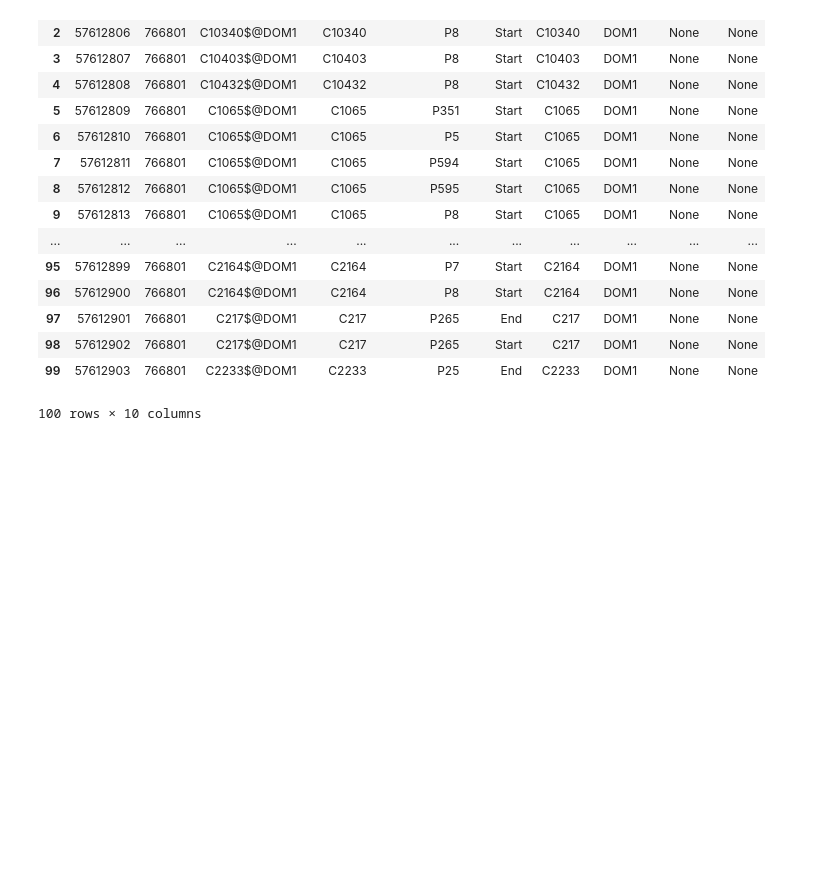
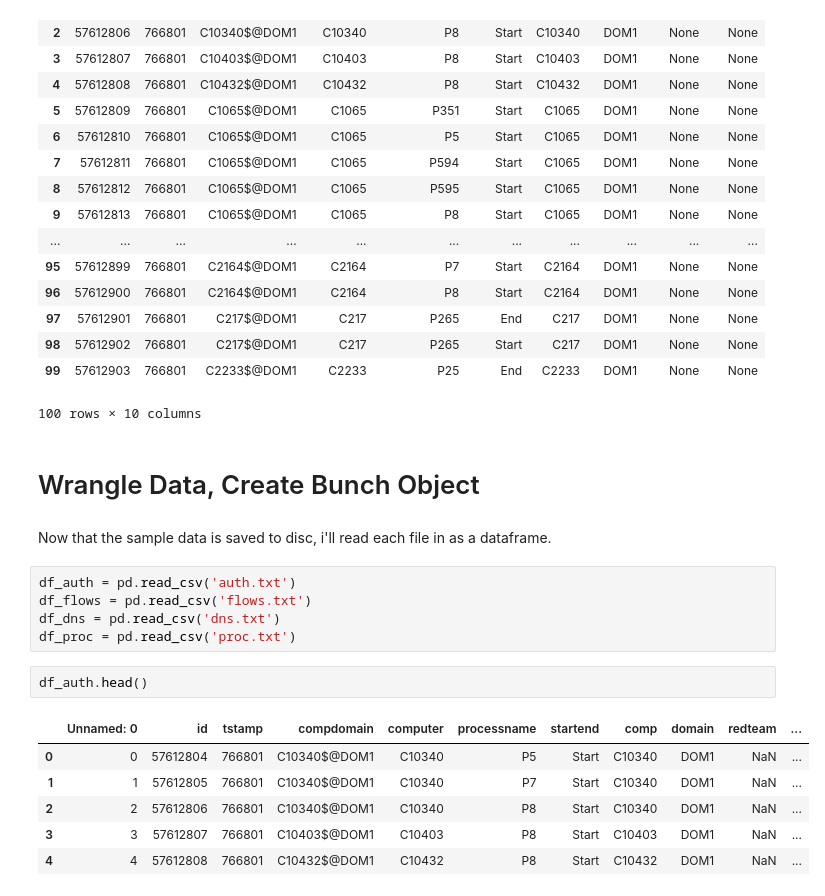
Before and after one commit to jstyczynski/DataScience-Capstone, a Jupyter notebook: Capstone Data Exploration.ipynb, the cells around one changed output. Cells and saved outputs as stored; diff of their text form; blank space fills up the shorter version.

Commit message:
wrangled, dropped, filled in final ML pipeline code, and attmpted to encode cleaned data to close the final gap

```diff
--- a/Capstone Data Exploration.ipynb
+++ b/Capstone Data Exploration.ipynb
@@ -568,3 +532,21 @@ df.head(100)
 | 98 | 57612902 | 766801 | C217$@DOM1 | C217 | P265 | Start | C217 | DOM1 | None | None |
 | 99 | 57612903 | 766801 | C2233$@DOM1 | C2233 | P25 | End | C2233 | DOM1 | None | None |
 100 rows × 10 columns
+# %% [markdown]
+# Wrangle Data, Create Bunch Object
+# %% [markdown]
+Now that the sample data is saved to disc, i'll read each file in as a dataframe.
+# %%
+df_auth = pd.read_csv('auth.txt')
+df_flows = pd.read_csv('flows.txt')
+df_dns = pd.read_csv('dns.txt')
+df_proc = pd.read_csv('proc.txt')
+# %%
+df_auth.head()
+# %% [output]
+|  | Unnamed: 0 | id | tstamp | compdomain | computer | processname | startend | comp | domain | redteam | ... |
+| 0 | 0 | 57612804 | 766801 | C10340$@DOM1 | C10340 | P5 | Start | C10340 | DOM1 | NaN | ... |
+| 1 | 1 | 57612805 | 766801 | C10340$@DOM1 | C10340 | P7 | Start | C10340 | DOM1 | NaN | ... |
+| 2 | 2 | 57612806 | 766801 | C10340$@DOM1 | C10340 | P8 | Start | C10340 | DOM1 | NaN | ... |
+| 3 | 3 | 57612807 | 766801 | C10403$@DOM1 | C10403 | P8 | Start | C10403 | DOM1 | NaN | ... |
+| 4 | 4 | 57612808 | 766801 | C10432$@DOM1 | C10432 | P8 | Start | C10432 | DOM1 | NaN | ... |
```
Also changed, not shown: parts of 42 cells of this notebook, 4 other files.
